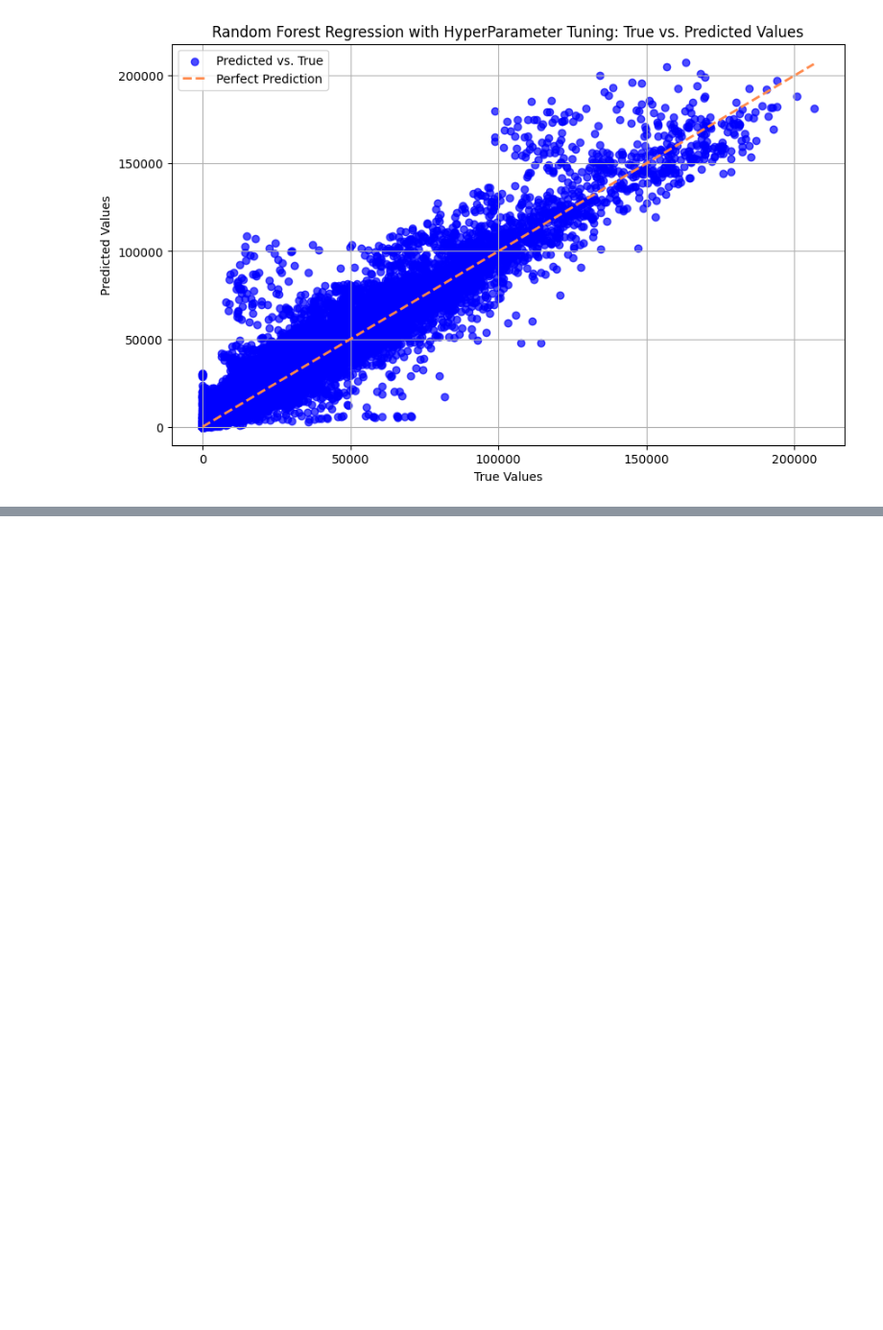
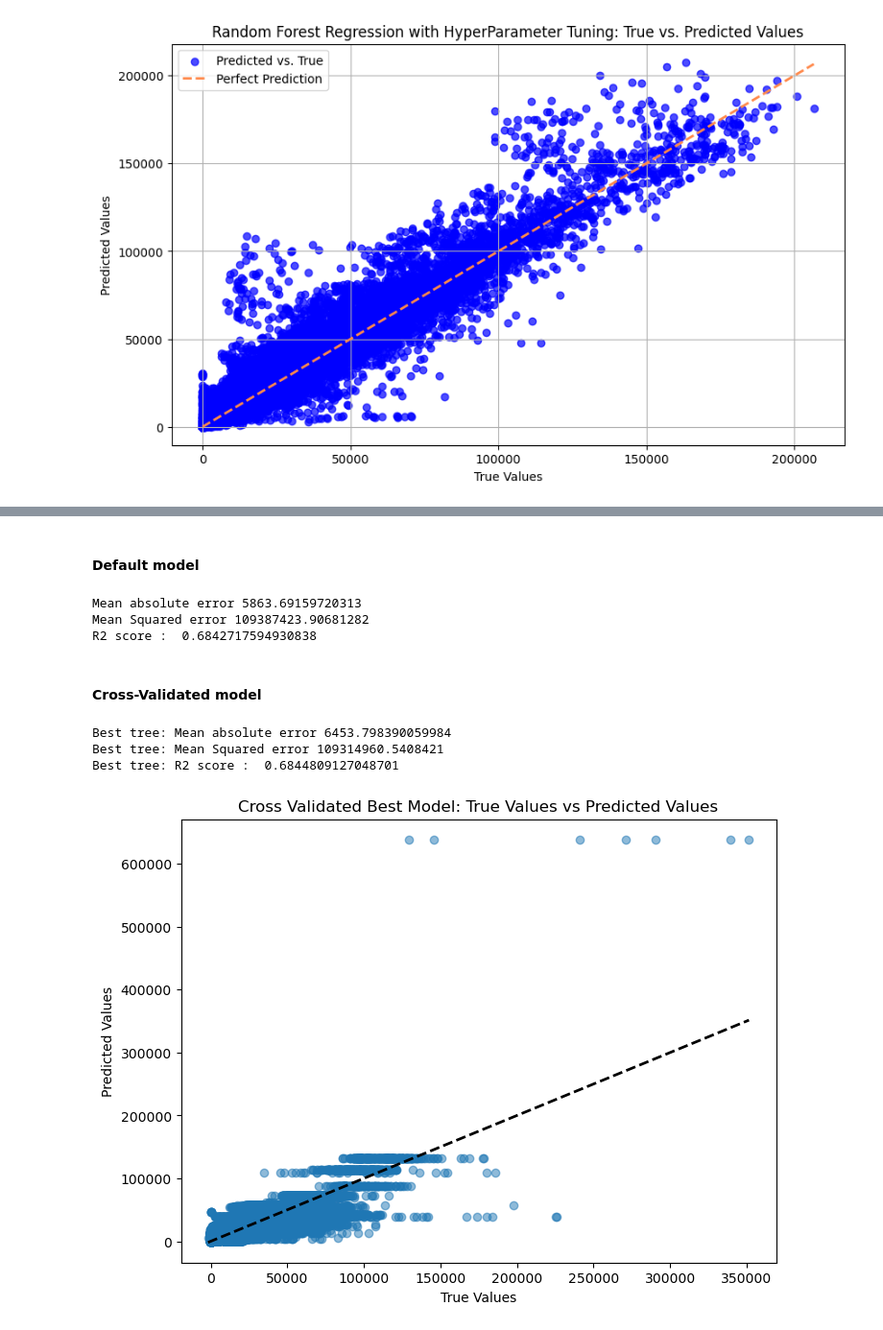
Before and after one commit to SahilBhave/AML-Project, a Jupyter notebook: AML_Group_Project.ipynb, the cells around one changed output, grey strips where cells are left out. Shown at 96% size. Drawn from its saved outputs; the diff is of its cells as text; code cells hidden in the pictures; blank space fills up the shorter version.

Commit message:
Add files via upload
Included Decision tree regressor code

```diff
--- a/AML_Group_Project.ipynb
+++ b/AML_Group_Project.ipynb
@@ -1384,0 +1389,24 @@ plt.show()
+# %% [markdown]
+#### Default model
+# %%
+# Specifying the features to be used in this model
+num_features = ['Store', 'Fuel_Price', 'MarkDown1', 'MarkDown2', 'MarkDown3',
+       'MarkDown4', 'MarkDown5', 'Store_Size', 'Dept', 'IsHoliday', 'Week',
+       'Store_Type_B', 'Store_Type_C']
+
+tree_regressor = DecisionTreeRegressor(random_state= 42 ,max_depth=8)
+
+tree_regressor.fit(df_X_dev[num_features], df_y_dev)
+
+# Correcting for negative sales values
+y_test_pred_corrected = np.maximum(tree_regressor.predict(df_X_test[num_features]),0)
+
+print('Mean absolute error', mean_absolute_error(df_y_test, y_test_pred_corrected))
+print('Mean Squared error', mean_squared_error(df_y_test, y_test_pred_corrected))
+print('R2 score : ',r2_score(df_y_test, y_test_pred_corrected))
+# %% [output]
+Mean absolute error 5863.69159720313
+Mean Squared error 109387423.90681282
+R2 score :  0.6842717594930838
+# %% [markdown]
+#### Cross-Validated model
@@ -1384,0 +1436,29 @@ plt.show()
+# %%
+# Obtaining the best estimator from the cross validaton & training it on the whole dev dataset
+best_tree = DecisionTreeRegressor(max_depth = best_depth, min_samples_split = best_min_split, random_state=42)
+best_tree.fit(df_X_dev[num_features], df_y_dev)
+
+# Evaluating this optimal model on the test set
+y_test_pred_corrected = np.maximum(best_tree.predict(df_X_test[num_features]),0)
+
+print('Best tree: Mean absolute error', mean_absolute_error(df_y_test, y_test_pred_corrected))
+print('Best tree: Mean Squared error', mean_squared_error(df_y_test, y_test_pred_corrected))
+print('Best tree: R2 score : ',r2_score(df_y_test, y_test_pred_corrected))
+# %% [output]
+Best tree: Mean absolute error 6453.798390059984
+Best tree: Mean Squared error 109314960.5408421
+Best tree: R2 score :  0.6844809127048701
+# %%
+# Plotting predicted vs actual values of sales along a perfect prediction line
+plt.figure(figsize=(8, 6))
+
+plt.scatter(df_y_test, best_tree.predict(df_X_test[num_features]) , alpha=0.5)
+plt.xlabel('True Values')
+plt.ylabel('Predicted Values')
+plt.title('Cross Validated Best Model: True Values vs Predicted Values')
+
+# Diagonal line for perfect predictions
+plt.plot([df_y_test.min(), df_y_test.max()], [df_y_test.min(), df_y_test.max()], 'k--', lw=2)
+plt.show()
+# %% [output]
+[figure, added]
```
Also changed, not shown: parts of 13 cells of this notebook.
